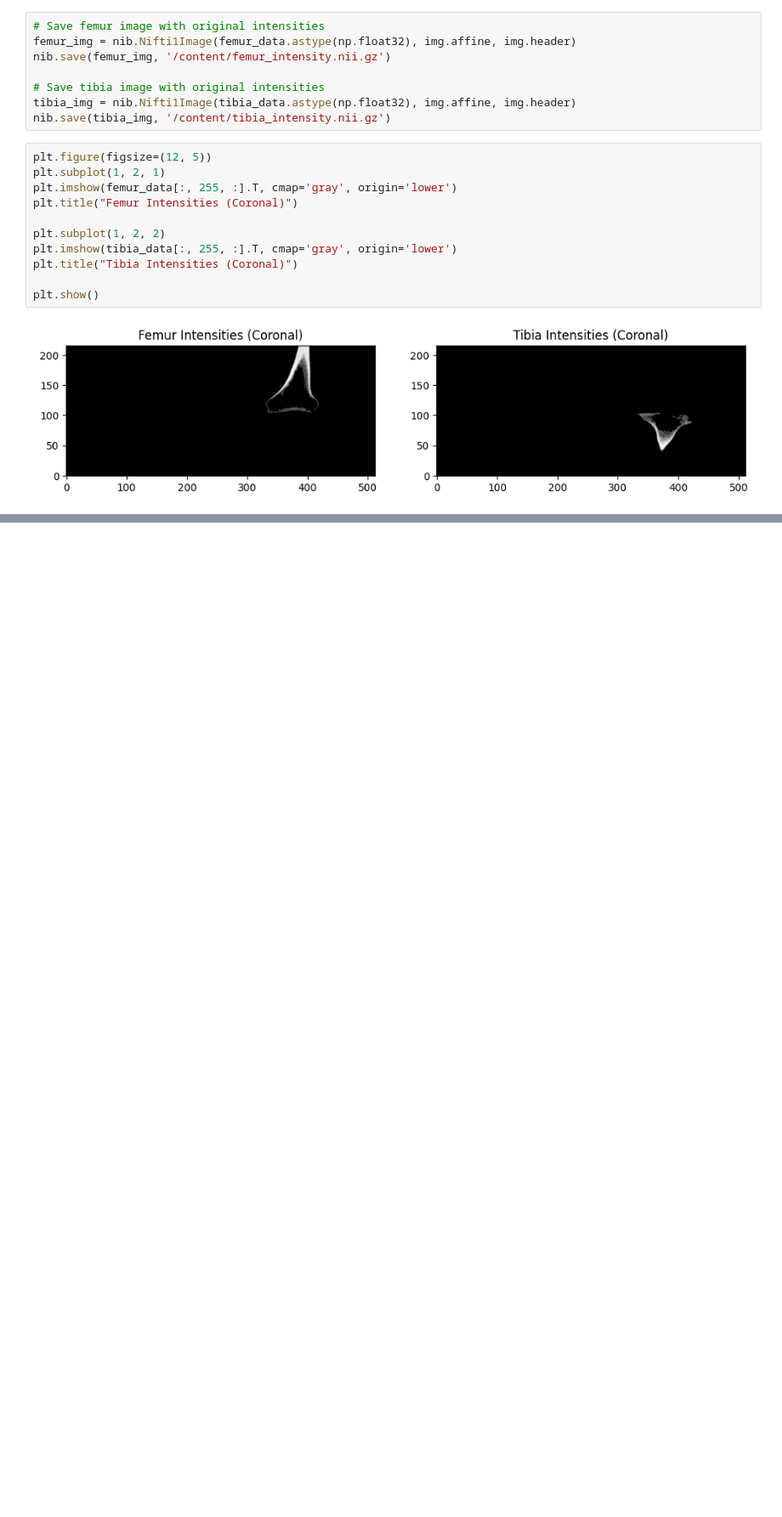
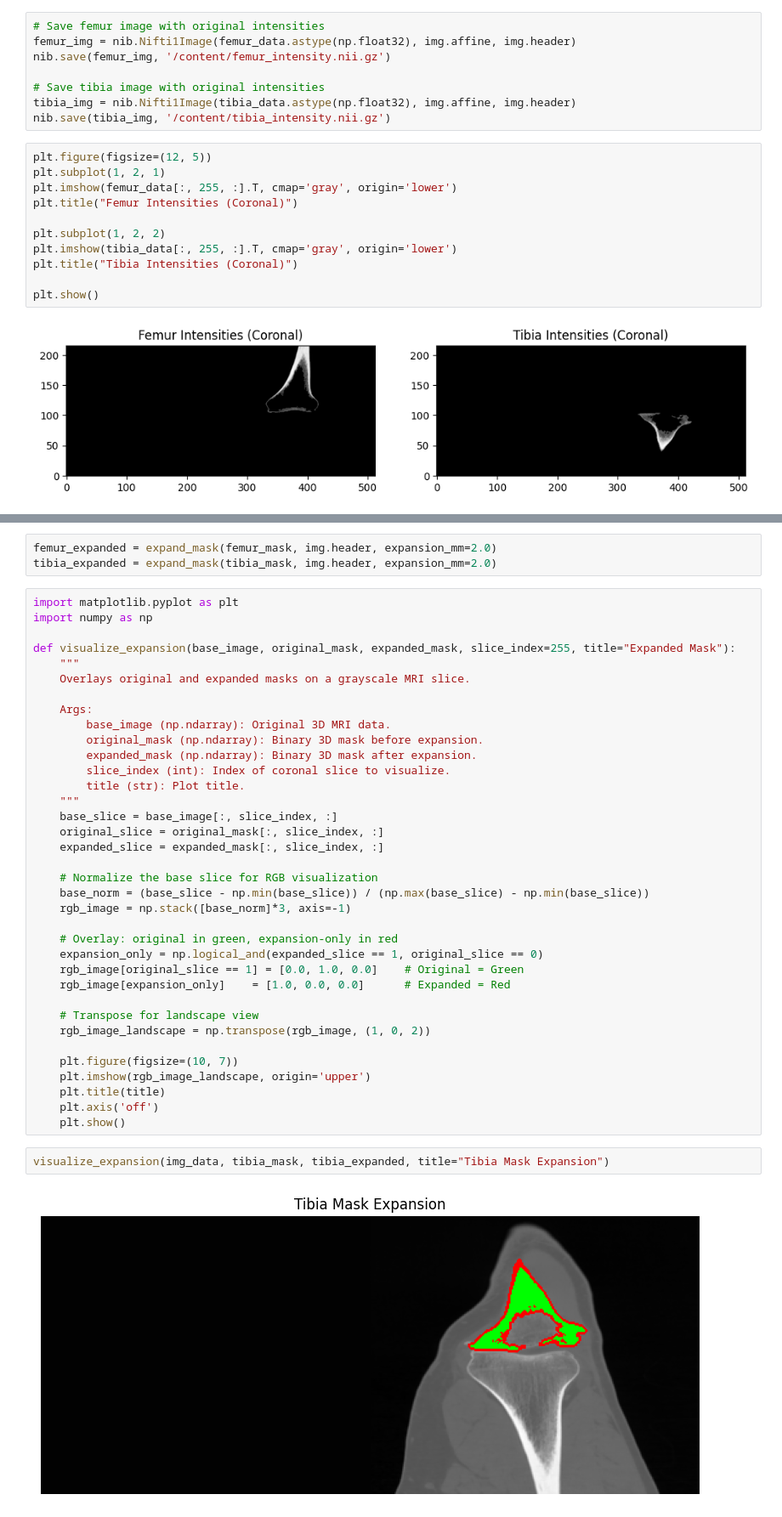
Before and after one commit to Aakriti555/Nammi-assignment, a Jupyter notebook: left_knee_Bone_Segementation.ipynb, the cells around one changed output, grey strips where cells are left out. Shown at 85% size. Drawn from its saved outputs; the diff is of its cells as text; blank space fills up the shorter version.

```diff
--- a/left_knee_Bone_Segementation.ipynb
+++ b/left_knee_Bone_Segementation.ipynb
@@ -210,0 +275,43 @@ plt.show()
+# %%
+femur_expanded = expand_mask(femur_mask, img.header, expansion_mm=2.0)
+tibia_expanded = expand_mask(tibia_mask, img.header, expansion_mm=2.0)
+# %%
+import matplotlib.pyplot as plt
+import numpy as np
+
+def visualize_expansion(base_image, original_mask, expanded_mask, slice_index=255, title="Expanded Mask"):
+    """
+    Overlays original and expanded masks on a grayscale MRI slice.
+
+    Args:
+        base_image (np.ndarray): Original 3D MRI data.
+        original_mask (np.ndarray): Binary 3D mask before expansion.
+        expanded_mask (np.ndarray): Binary 3D mask after expansion.
+        slice_index (int): Index of coronal slice to visualize.
+        title (str): Plot title.
+    """
+    base_slice = base_image[:, slice_index, :]
+    original_slice = original_mask[:, slice_index, :]
+    expanded_slice = expanded_mask[:, slice_index, :]
+
+    # Normalize the base slice for RGB visualization
+    base_norm = (base_slice - np.min(base_slice)) / (np.max(base_slice) - np.min(base_slice))
+    rgb_image = np.stack([base_norm]*3, axis=-1)
+
+    # Overlay: original in green, expansion-only in red
+    expansion_only = np.logical_and(expanded_slice == 1, original_slice == 0)
+    rgb_image[original_slice == 1] = [0.0, 1.0, 0.0]    # Original = Green
+    rgb_image[expansion_only]    = [1.0, 0.0, 0.0]      # Expanded = Red
+
+    # Transpose for landscape view
+    rgb_image_landscape = np.transpose(rgb_image, (1, 0, 2))
+
+    plt.figure(figsize=(10, 7))
+    plt.imshow(rgb_image_landscape, origin='upper')
+    plt.title(title)
+    plt.axis('off')
+    plt.show()
+# %%
+visualize_expansion(img_data, tibia_mask, tibia_expanded, title="Tibia Mask Expansion")
+# %% [output]
+[figure, added]
```
Also changed, not shown: parts of 9 cells of this notebook.
